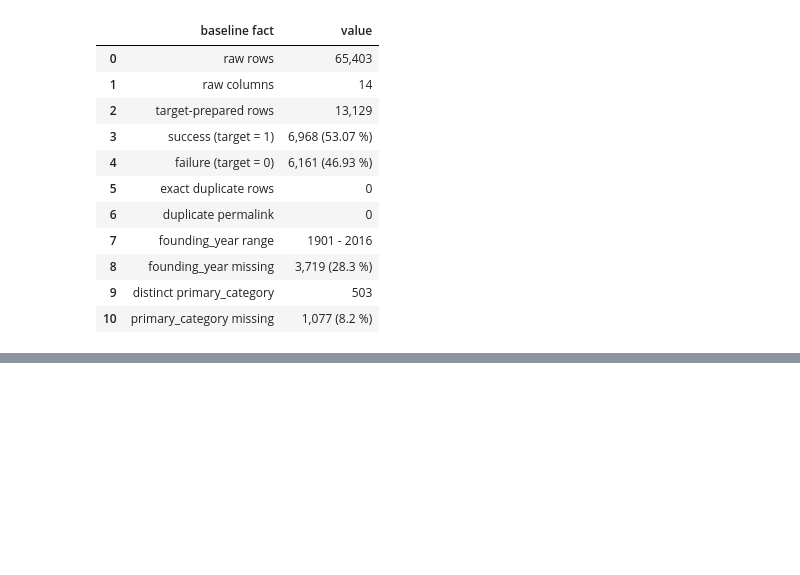
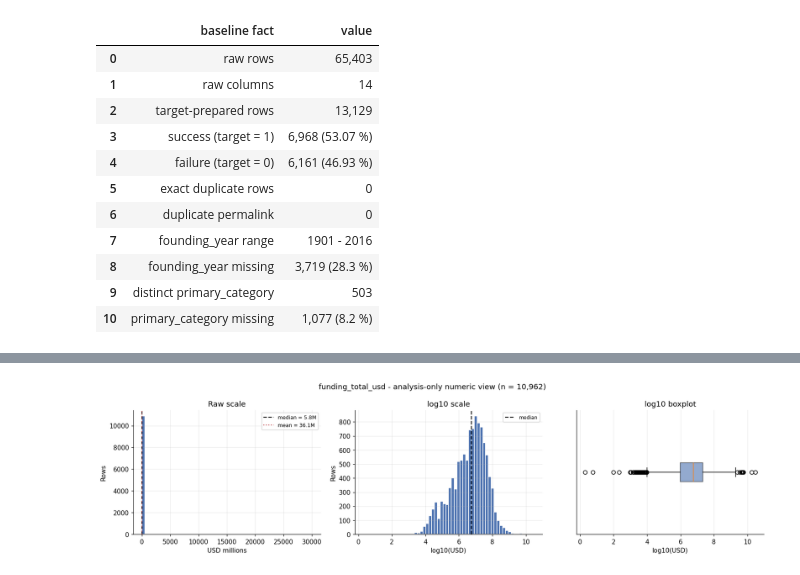
Before and after one commit to saciAb-ai/startup-success-prediction, a Jupyter notebook: notebooks/01_eda.ipynb, the cells around one changed output, grey strips where cells are left out. Saved outputs shown, nothing was run; the diff lists cells and outputs as text; code cells hidden in the pictures; blank space fills up the shorter version.

```diff
--- a/notebooks/01_eda.ipynb
+++ b/notebooks/01_eda.ipynb
@@ -611,0 +785,46 @@ should not duplicate it. It should deliver the analysis and the hypothesis tests
+# %%
+funding_values = funding_usd.dropna()
+funding_log = np.log10(funding_values)
+
+fig, axes = plt.subplots(1, 3, figsize=(15, 4))
+
+axes[0].hist(funding_values / 1e6, bins=60, color="#4C72B0", edgecolor="white")
+axes[0].axvline(
+    funding_values.median() / 1e6,
+    color="black",
+    linestyle="--",
+    label=f"median = {funding_values.median() / 1e6:,.1f}M",
+)
+axes[0].axvline(
+    funding_values.mean() / 1e6,
+    color="#C44E52",
+    linestyle=":",
+    label=f"mean = {funding_values.mean() / 1e6:,.1f}M",
+)
+axes[0].set_title("Raw scale")
+axes[0].set_xlabel("USD millions")
+axes[0].set_ylabel("Rows")
+axes[0].legend(fontsize=8)
+
+axes[1].hist(funding_log, bins=60, color="#4C72B0", edgecolor="white")
+axes[1].axvline(np.log10(funding_values.median()), color="black", linestyle="--", label="median")
+axes[1].set_title("log10 scale")
+axes[1].set_xlabel("log10(USD)")
+axes[1].set_ylabel("Rows")
+axes[1].legend(fontsize=8)
+
+axes[2].boxplot(
+    funding_log,
+    orientation="horizontal",
+    patch_artist=True,
+    boxprops={"facecolor": "#4C72B0", "alpha": 0.6},
+)
+axes[2].set_title("log10 boxplot")
+axes[2].set_xlabel("log10(USD)")
+axes[2].set_yticks([])
+
+fig.suptitle(f"funding_total_usd - analysis-only numeric view (n = {funding_values.size:,})")
+plt.tight_layout()
+plt.show()
+# %% [output]
+[figure, added]
```
Also changed, not shown: parts of 21 cells of this notebook.
